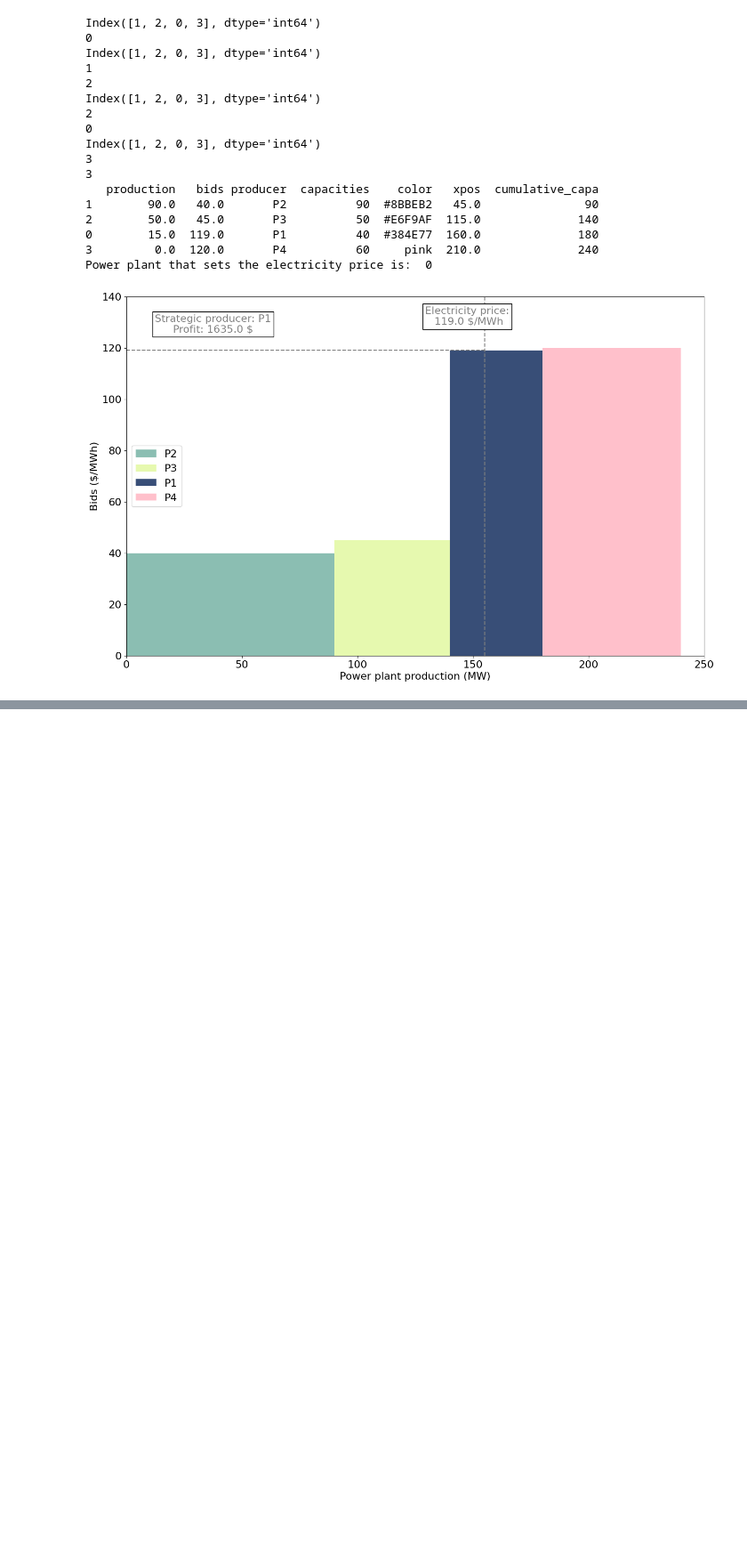
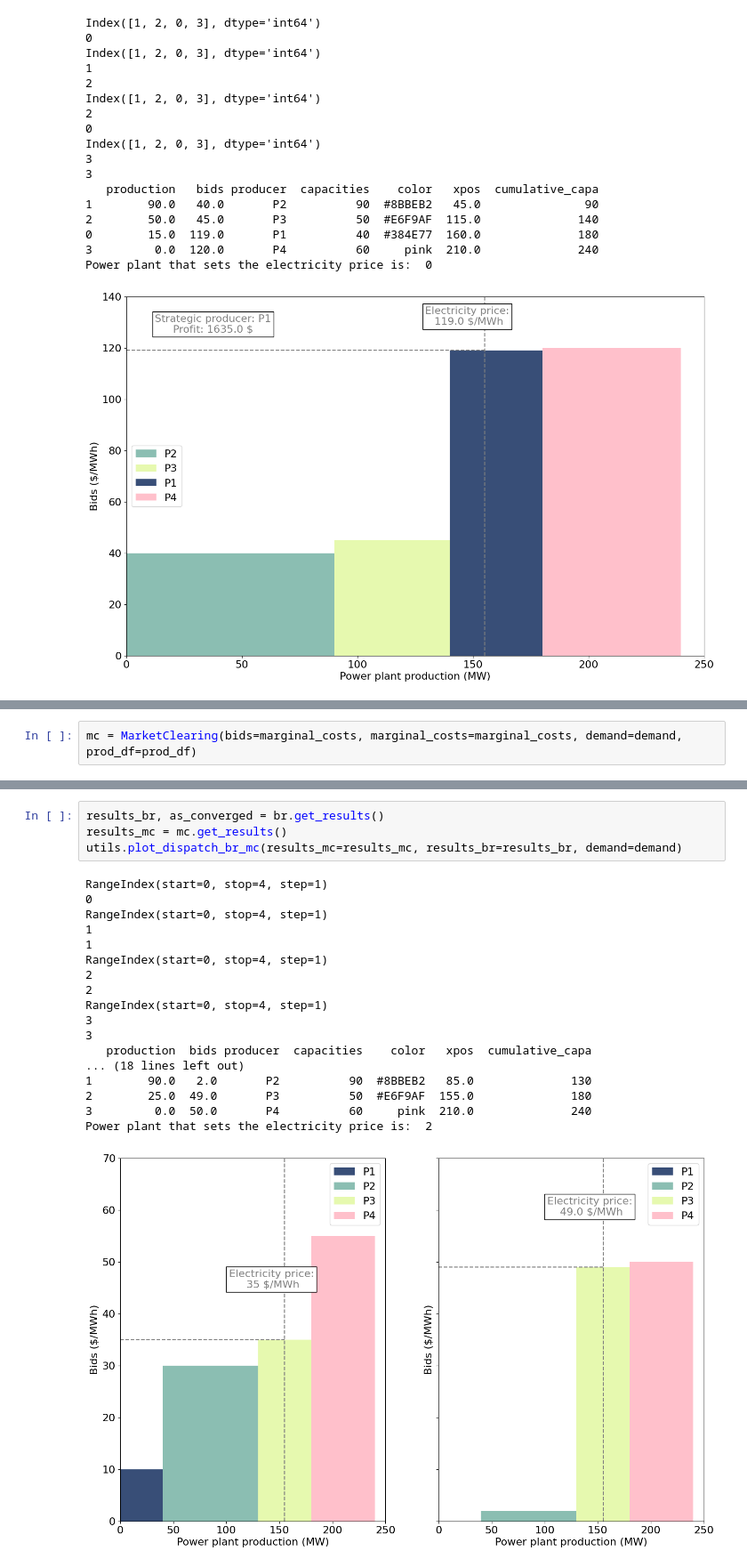
Before and after one commit to noehuss/game_theory, a Jupyter notebook: run_scenarios.ipynb, the cells around one changed output, grey strips where cells are left out. Shown: that part at 89% size. Cells and saved outputs as stored; diff of their text form; blank space fills up the shorter version.

```diff
--- a/run_scenarios.ipynb
+++ b/run_scenarios.ipynb
@@ -131,0 +180,2 @@ Power plant that sets the electricity price is:  0
+# %%
+mc = MarketClearing(bids=marginal_costs, marginal_costs=marginal_costs, demand=demand, prod_df=prod_df)
@@ -131,0 +200,23 @@ Power plant that sets the electricity price is:  0
+# %%
+results_br, as_converged = br.get_results()
+results_mc = mc.get_results()
+utils.plot_dispatch_br_mc(results_mc=results_mc, results_br=results_br, demand=demand)
+# %% [output]
+RangeIndex(start=0, stop=4, step=1)
+0
+RangeIndex(start=0, stop=4, step=1)
+1
+1
+RangeIndex(start=0, stop=4, step=1)
+2
+2
+RangeIndex(start=0, stop=4, step=1)
+3
+3
+   production  bids producer  capacities    color   xpos  cumulative_capa
+... (18 lines left out)
+1        90.0   2.0       P2          90  #8BBEB2   85.0              130
+2        25.0  49.0       P3          50  #E6F9AF  155.0              180
+3         0.0  50.0       P4          60     pink  210.0              240
+Power plant that sets the electricity price is:  2
+[figure, added]
```
Also changed, not shown: parts of 10 cells of this notebook, 2 other files.
